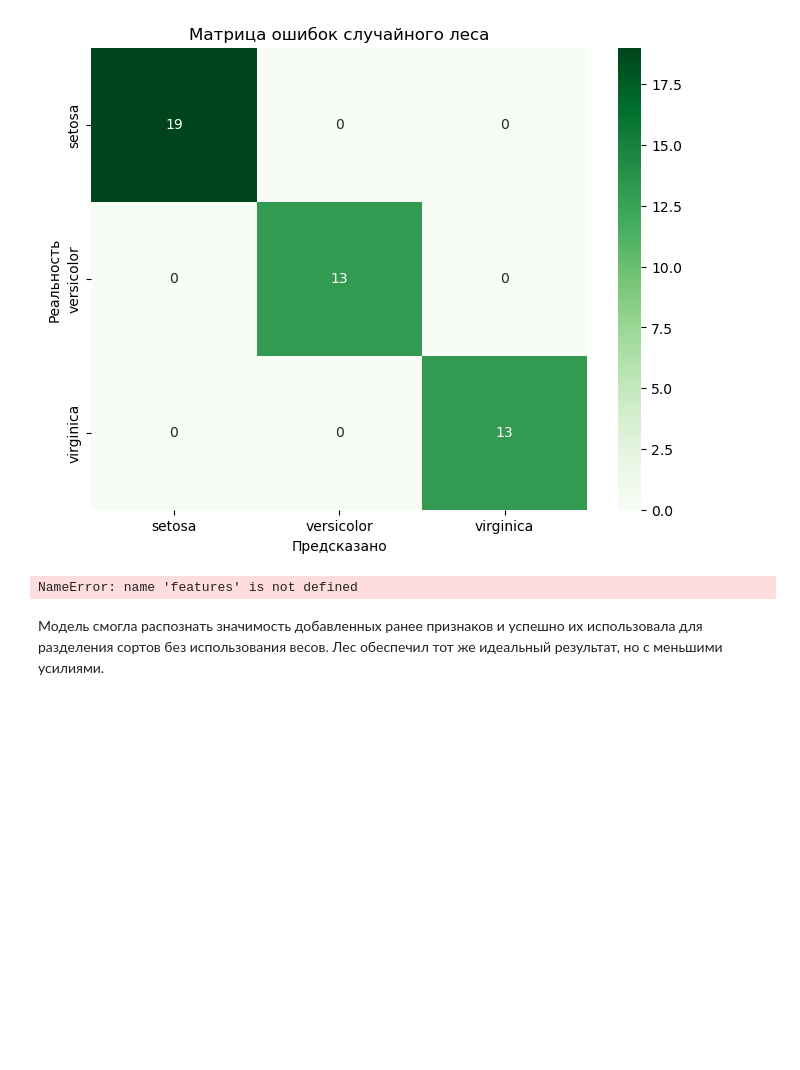
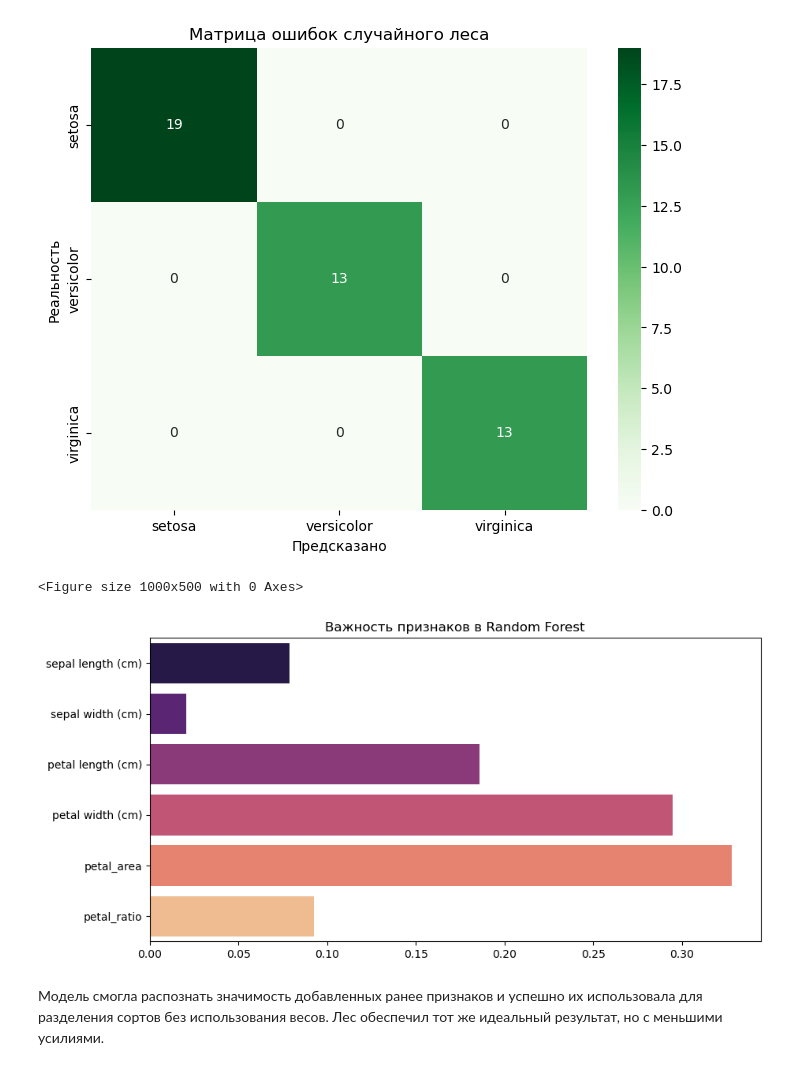
Before and after one commit to Yana1312/Course4, a Jupyter notebook: semester8/Iris.ipynb, the cells around one changed output. Saved outputs shown, nothing was run; the diff lists cells and outputs as text; code cells hidden in the pictures; blank space fills up the shorter version.

```diff
--- a/semester8/Iris.ipynb
+++ b/semester8/Iris.ipynb
@@ -231,14 +231,17 @@ plt.show()
 [figure]
 # %%
 importances = rf_model.feature_importances_
+
 feature_names = ['sepal length (cm)', 'sepal width (cm)', 'petal length (cm)',
-            'petal width (cm)', 'petal_area', 'petal_ratio', 'target']
+                 'petal width (cm)', 'petal_area', 'petal_ratio']
+
 plt.figure(figsize=(10, 5))
-sns.barplot(x=importances, y=features, palette='magma')
+sns.barplot(x=importances, y=feature_names, palette='magma')
 plt.title('Важность признаков в Random Forest')
 plt.show()
 # %% [output]
-NameError: name 'features' is not defined
+<Figure size 1000x500 with 0 Axes>
+[figure, added]
 # %% [markdown]
 Модель смогла распознать значимость добавленных ранее признаков и успешно их использовала для разделения сортов без использования весов. Лес обеспечил тот же идеальный результат, но с меньшими усилиями.
 # %% [markdown]
```
Also changed, not shown: parts of 5 cells of this notebook.
